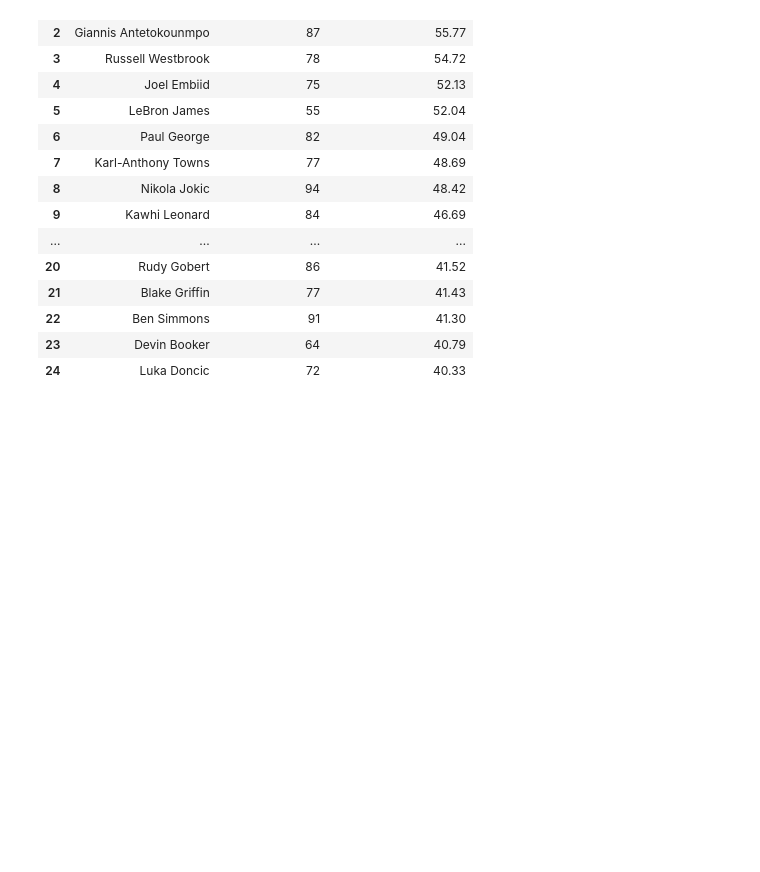
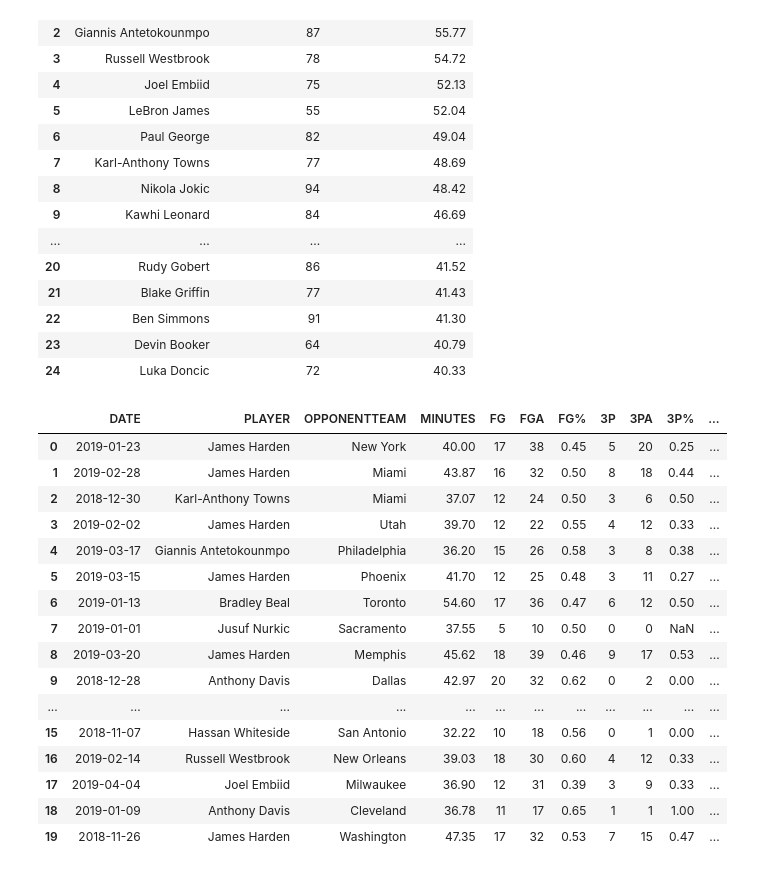
Before and after one commit to acheng1230/Udacity_DataScientist_Nanodegree, a Jupyter notebook: Project_01/ipynb/02_DataAnalysis_PlayerStats-DFS.ipynb, the cells around one changed output. Saved outputs shown, nothing was run; the diff lists cells and outputs as text; code cells hidden in the pictures; blank space fills up the shorter version.

```diff
--- a/Project_01/ipynb/02_DataAnalysis_PlayerStats-DFS.ipynb
+++ b/Project_01/ipynb/02_DataAnalysis_PlayerStats-DFS.ipynb
@@ -212,3 +198,28 @@ top_players
 | 22 | Ben Simmons | 91 | 41.30 |
 | 23 | Devin Booker | 64 | 40.79 |
 | 24 | Luka Doncic | 72 | 40.33 |
+# %%
+boxscore = ['DATE', 'PLAYER', 'OPPONENTTEAM', 'MINUTES',
+            'FG', 'FGA', 'FG%', '3P', '3PA', '3P%', 'FT', 'FTA', 'FT%',
+            'PTS', 'TOT', 'A', 'ST', 'BL', 'TO', 'YAHOO_FANTASYPOINTS']
+
+top_games = df[boxscore].sort_values('YAHOO_FANTASYPOINTS', ascending=False).reset_index(drop=True).head(20)
+top_games
+# %% [output]
+|  | DATE | PLAYER | OPPONENTTEAM | MINUTES | FG | FGA | FG% | 3P | 3PA | 3P% | ... |
+| 0 | 2019-01-23 | James Harden | New York | 40.00 | 17 | 38 | 0.45 | 5 | 20 | 0.25 | ... |
+| 1 | 2019-02-28 | James Harden | Miami | 43.87 | 16 | 32 | 0.50 | 8 | 18 | 0.44 | ... |
+| 2 | 2018-12-30 | Karl-Anthony Towns | Miami | 37.07 | 12 | 24 | 0.50 | 3 | 6 | 0.50 | ... |
+| 3 | 2019-02-02 | James Harden | Utah | 39.70 | 12 | 22 | 0.55 | 4 | 12 | 0.33 | ... |
+| 4 | 2019-03-17 | Giannis Antetokounmpo | Philadelphia | 36.20 | 15 | 26 | 0.58 | 3 | 8 | 0.38 | ... |
+| 5 | 2019-03-15 | James Harden | Phoenix | 41.70 | 12 | 25 | 0.48 | 3 | 11 | 0.27 | ... |
+| 6 | 2019-01-13 | Bradley Beal | Toronto | 54.60 | 17 | 36 | 0.47 | 6 | 12 | 0.50 | ... |
+| 7 | 2019-01-01 | Jusuf Nurkic | Sacramento | 37.55 | 5 | 10 | 0.50 | 0 | 0 | NaN | ... |
+| 8 | 2019-03-20 | James Harden | Memphis | 45.62 | 18 | 39 | 0.46 | 9 | 17 | 0.53 | ... |
+| 9 | 2018-12-28 | Anthony Davis | Dallas | 42.97 | 20 | 32 | 0.62 | 0 | 2 | 0.00 | ... |
+| ... | ... | ... | ... | ... | ... | ... | ... | ... | ... | ... | ... |
+| 15 | 2018-11-07 | Hassan Whiteside | San Antonio | 32.22 | 10 | 18 | 0.56 | 0 | 1 | 0.00 | ... |
+| 16 | 2019-02-14 | Russell Westbrook | New Orleans | 39.03 | 18 | 30 | 0.60 | 4 | 12 | 0.33 | ... |
+| 17 | 2019-04-04 | Joel Embiid | Milwaukee | 36.90 | 12 | 31 | 0.39 | 3 | 9 | 0.33 | ... |
+| 18 | 2019-01-09 | Anthony Davis | Cleveland | 36.78 | 11 | 17 | 0.65 | 1 | 1 | 1.00 | ... |
+| 19 | 2018-11-26 | James Harden | Washington | 47.35 | 17 | 32 | 0.53 | 7 | 15 | 0.47 | ... |
```
Also changed, not shown: parts of 6 cells of this notebook, 2 other files.
